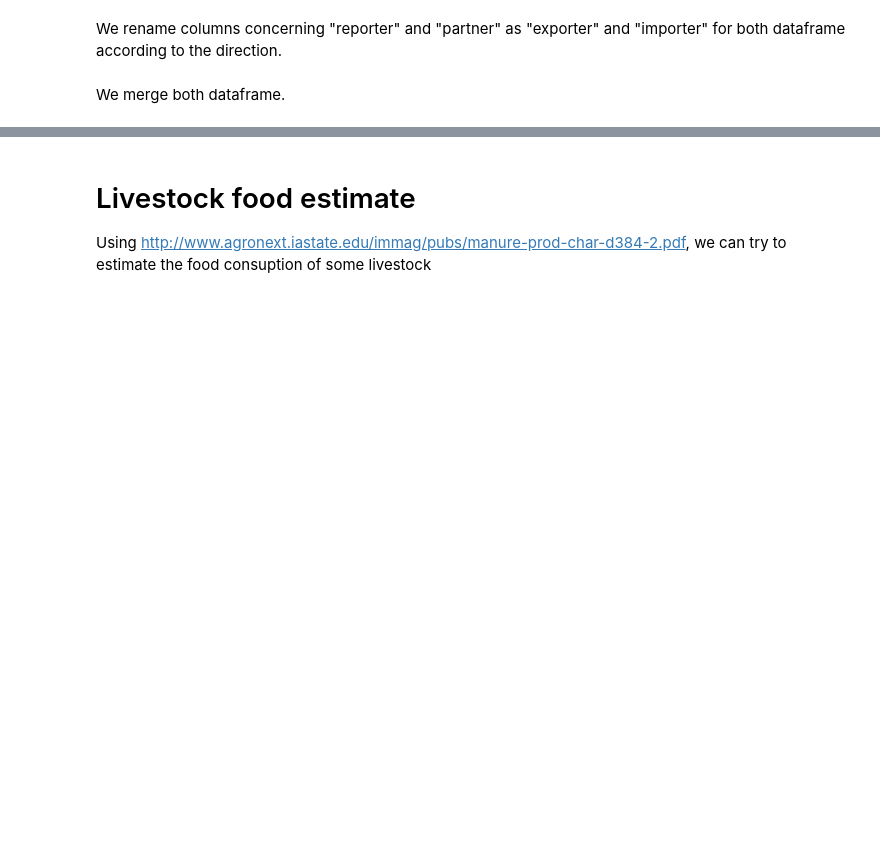
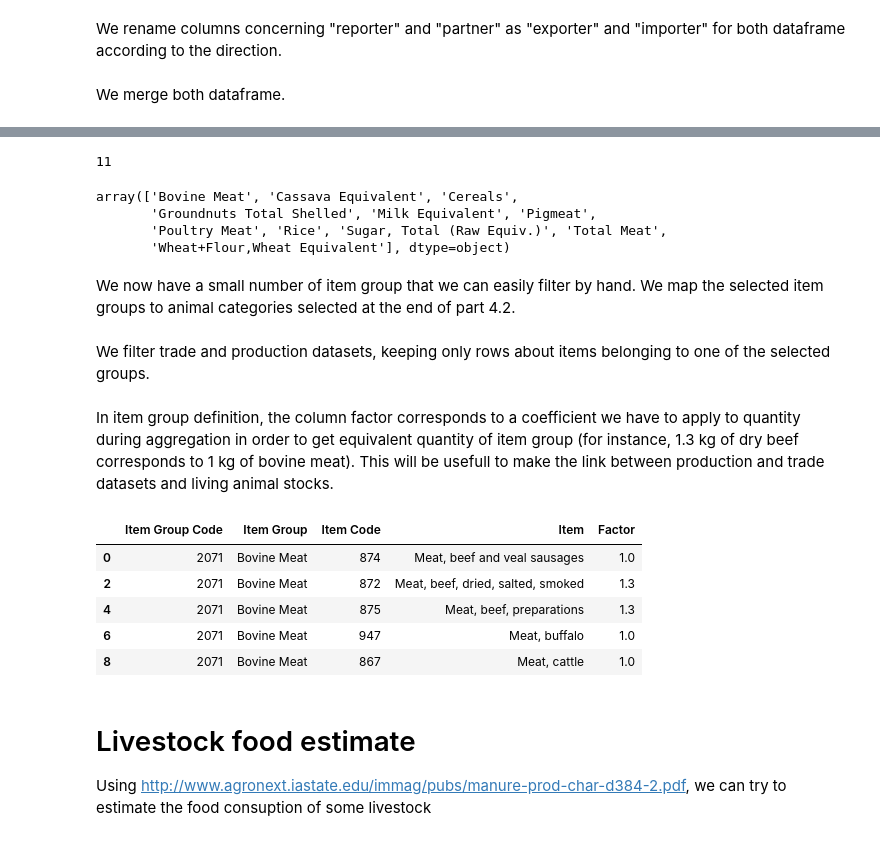
Before and after one commit to OthmanSefraoui/Data_story, a Jupyter notebook: milestone_2.ipynb, the cells around one changed output, grey strips where cells are left out. Cells and saved outputs as stored; diff of their text form; code cells hidden in the pictures; blank space fills up the shorter version.

```diff
--- a/milestone_2.ipynb
+++ b/milestone_2.ipynb
@@ -1471,0 +1501,13 @@ def get_value(importer, exporter, year, item, priority, merged_trade_matrix):
+# %%
+item_groups_product_with_factor = pd.read_csv("data/definitions_and_standards/item_group_crops_and_livestock_products_with_factor.csv", encoding="Latin1", usecols=["Item Group Code","Item Group","Item Code","Item","Factor"])
+item_groups_product_with_factor.drop_duplicates(inplace=True)
+print(len(item_groups_product_with_factor["Item Group"].unique()))
+item_groups_product_with_factor["Item Group"].unique()
+# %% [output]
+11
+array(['Bovine Meat', 'Cassava Equivalent', 'Cereals',
+       'Groundnuts Total Shelled', 'Milk Equivalent', 'Pigmeat',
+       'Poultry Meat', 'Rice', 'Sugar, Total (Raw Equiv.)', 'Total Meat',
+       'Wheat+Flour,Wheat Equivalent'], dtype=object)
+# %% [markdown]
+We now have a small number of item group that we can easily filter by hand. We map the selected item groups to animal categories selected at the end of part 4.2.
@@ -1471,0 +1517,2 @@ def get_value(importer, exporter, year, item, priority, merged_trade_matrix):
+# %% [markdown]
+We filter trade and production datasets, keeping only rows about items belonging to one of the selected groups.
@@ -1471,0 +1536,11 @@ def get_value(importer, exporter, year, item, priority, merged_trade_matrix):
+# %% [markdown]
+In item group definition, the column factor corresponds to a coefficient we have to apply to quantity during aggregation in order to get equivalent quantity of item group (for instance, 1.3 kg of dry beef corresponds to 1 kg of bovine meat). This will be usefull to make the link between production and trade datasets and living animal stocks.
+# %%
+item_groups_product_with_factor.head()
+# %% [output]
+|  | Item Group Code | Item Group | Item Code | Item | Factor |
+| 0 | 2071 | Bovine Meat | 874 | Meat, beef and veal sausages | 1.0 |
+| 2 | 2071 | Bovine Meat | 872 | Meat, beef, dried, salted, smoked | 1.3 |
+| 4 | 2071 | Bovine Meat | 875 | Meat, beef, preparations | 1.3 |
+| 6 | 2071 | Bovine Meat | 947 | Meat, buffalo | 1.0 |
+| 8 | 2071 | Bovine Meat | 867 | Meat, cattle | 1.0 |
```
Also changed, not shown: parts of 23 cells of this notebook.
